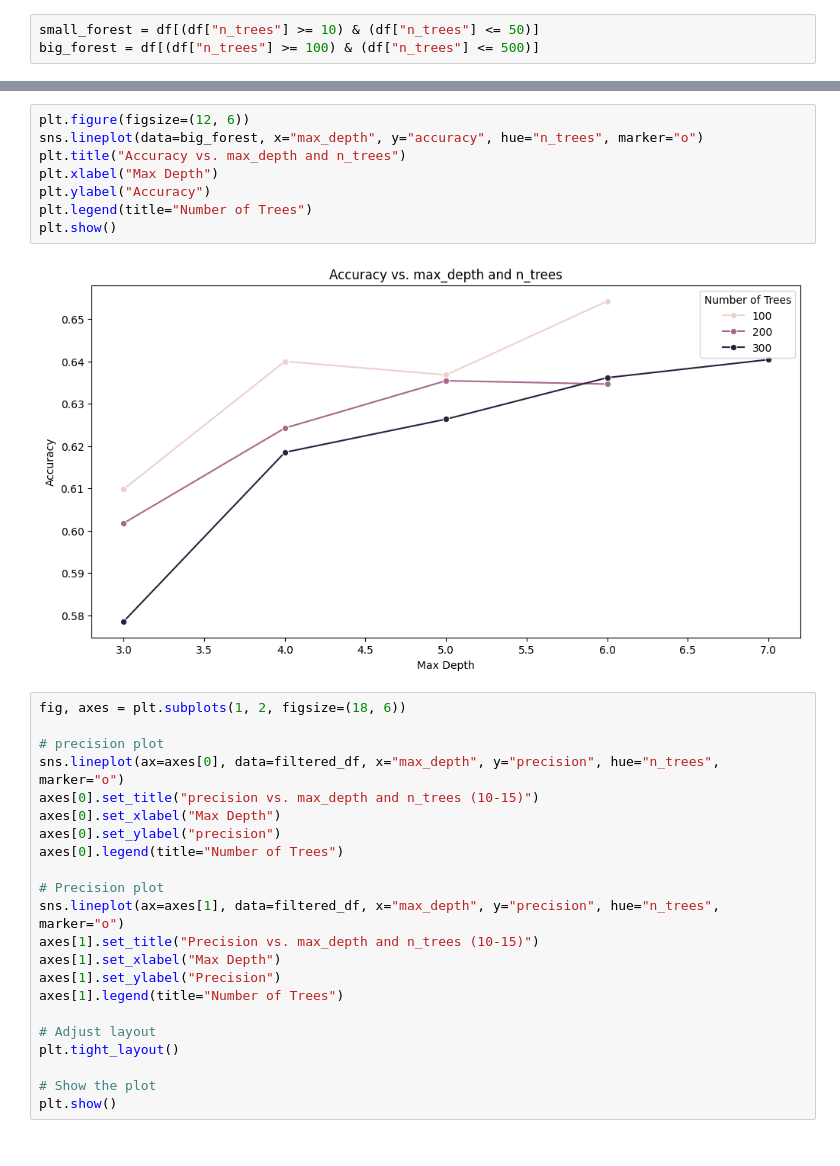
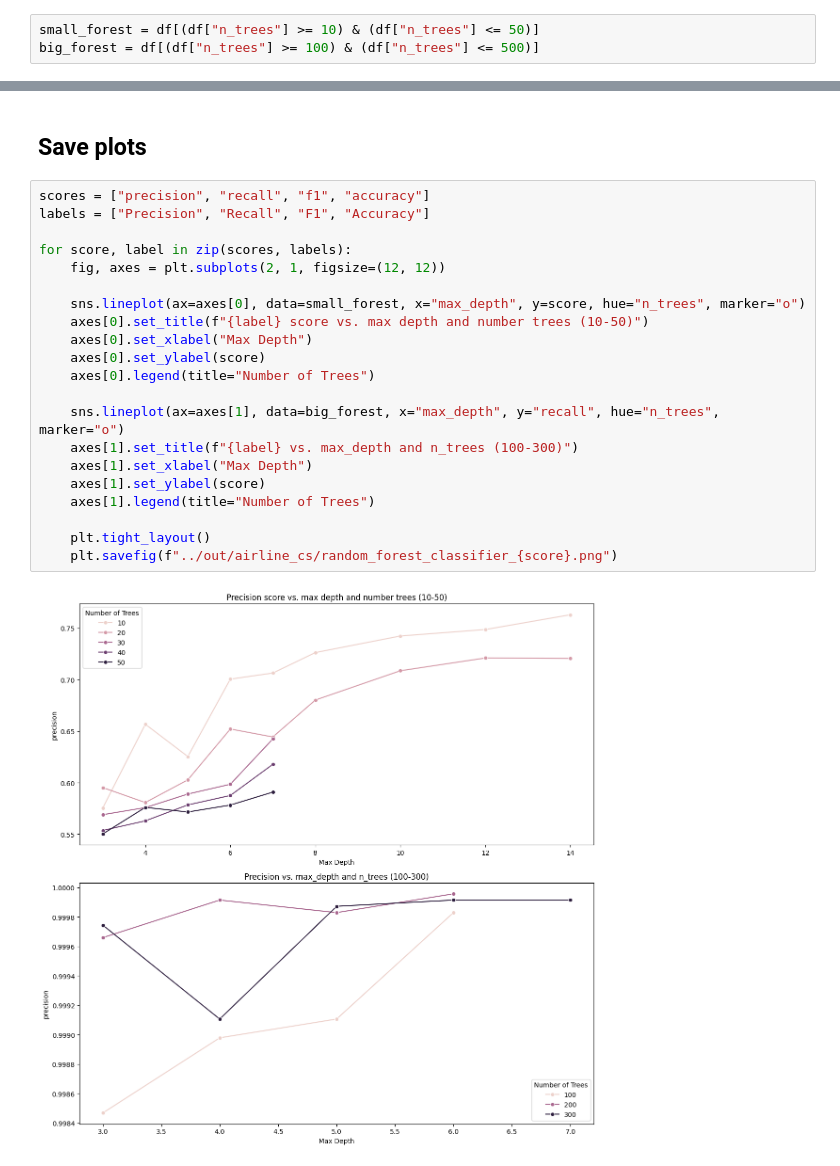
Before and after one commit to jmacuga/uma-random-forest, a Jupyter notebook: src/plot_results.ipynb, the cells around one changed output, grey strips where cells are left out. Saved outputs shown, nothing was run; the diff lists cells and outputs as text.

Commit message:
compact save plots and save to png

```diff
--- a/src/plot_results.ipynb
+++ b/src/plot_results.ipynb
@@ -73,32 +11,25 @@ plt.show()
-# %%
-plt.figure(figsize=(12, 6))
-sns.lineplot(data=big_forest, x="max_depth", y="accuracy", hue="n_trees", marker="o")
-plt.title("Accuracy vs. max_depth and n_trees")
-plt.xlabel("Max Depth")
-plt.ylabel("Accuracy")
-plt.legend(title="Number of Trees")
-plt.show()
-# %% [output]
-[figure, removed]
+# %% [markdown]
+## Save plots
 # %%
-fig, axes = plt.subplots(1, 2, figsize=(18, 6))
+scores = ["precision", "recall", "f1", "accuracy"]
+labels = ["Precision", "Recall", "F1", "Accuracy"]
 
-# precision plot
-sns.lineplot(ax=axes[0], data=filtered_df, x="max_depth", y="precision", hue="n_trees", marker="o")
-axes[0].set_title("precision vs. max_depth and n_trees (10-15)")
-axes[0].set_xlabel("Max Depth")
-axes[0].set_ylabel("precision")
-axes[0].legend(title="Number of Trees")
+for score, label in zip(scores, labels):
+    fig, axes = plt.subplots(2, 1, figsize=(12, 12))
 
-# Precision plot
-sns.lineplot(ax=axes[1], data=filtered_df, x="max_depth", y="precision", hue="n_trees", marker="o")
-axes[1].set_title("Precision vs. max_depth and n_trees (10-15)")
-axes[1].set_xlabel("Max Depth")
-axes[1].set_ylabel("Precision")
-axes[1].legend(title="Number of Trees")
+    sns.lineplot(ax=axes[0], data=small_forest, x="max_depth", y=score, hue="n_trees", marker="o")
+    axes[0].set_title(f"{label} score vs. max depth and number trees (10-50)")
+    axes[0].set_xlabel("Max Depth")
+    axes[0].set_ylabel(score)
+    axes[0].legend(title="Number of Trees")
 
-# Adjust layout
-plt.tight_layout()
+    sns.lineplot(ax=axes[1], data=big_forest, x="max_depth", y="recall", hue="n_trees", marker="o")
+    axes[1].set_title(f"{label} vs. max_depth and n_trees (100-300)")
+    axes[1].set_xlabel("Max Depth")
+    axes[1].set_ylabel(score)
+    axes[1].legend(title="Number of Trees")
 
-# Show the plot
-plt.show()
+    plt.tight_layout()
+    plt.savefig(f"../out/airline_cs/random_forest_classifier_{score}.png")
+# %% [output]
+[figure, added]
```
Also changed, not shown: parts of 7 cells of this notebook, 5 other files.
